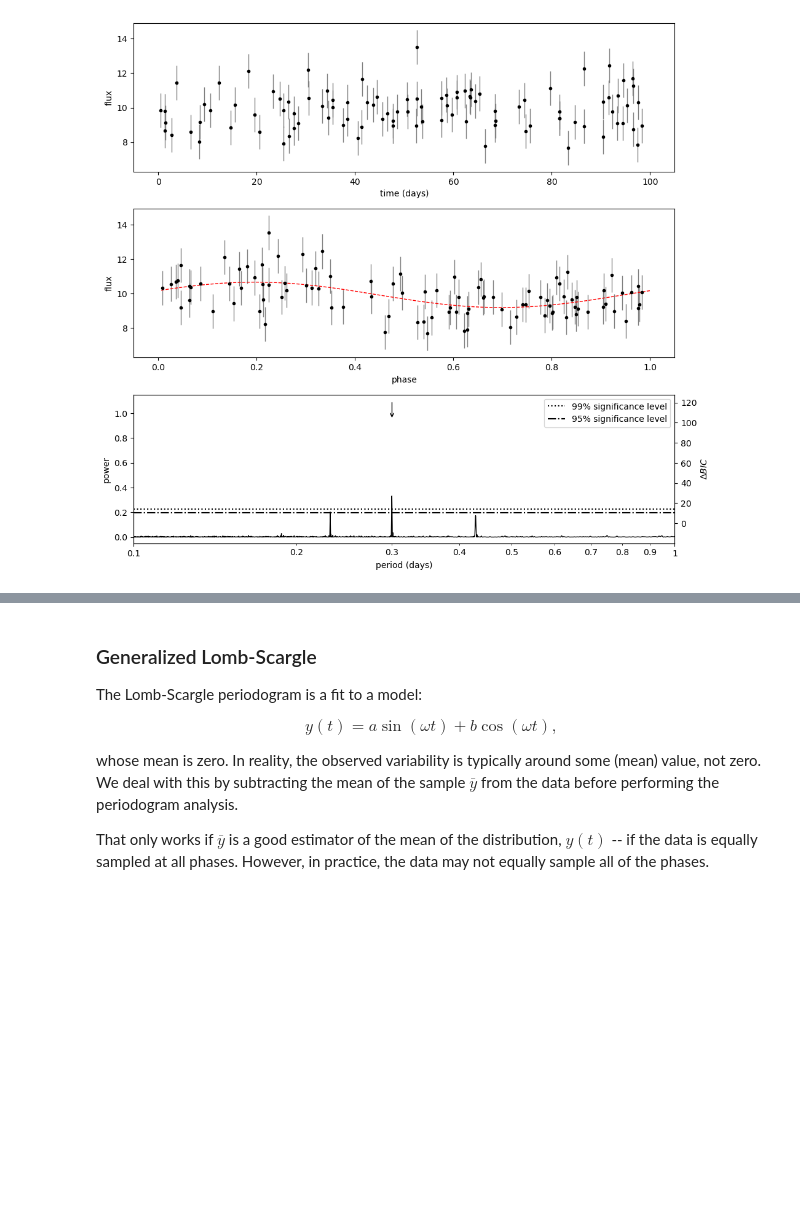
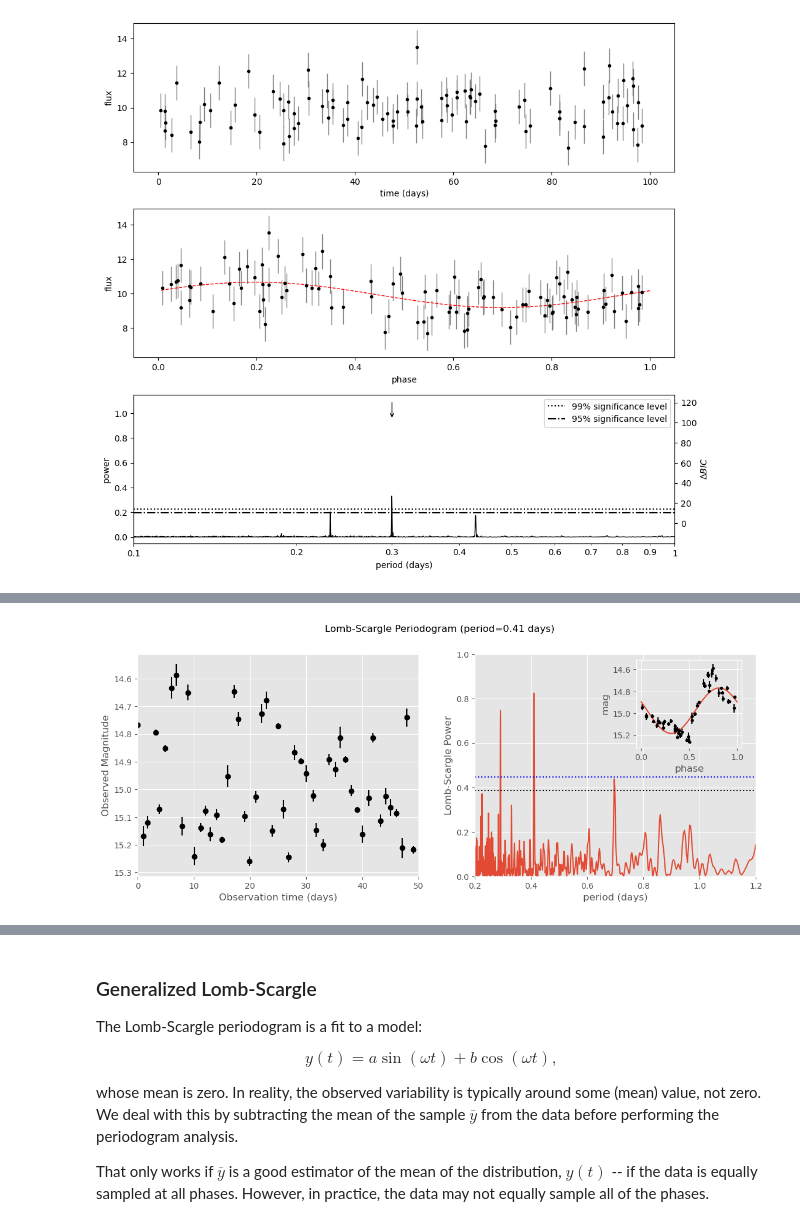
Before and after one commit to jackey-fang/astr-324-s26, a Jupyter notebook: lectures/Week7.ipynb, the cells around one changed output, grey strips where cells are left out. Saved outputs shown, nothing was run; the diff lists cells and outputs as text; code cells hidden in the pictures; blank space fills up the shorter version.

```diff
--- a/lectures/Week7.ipynb
+++ b/lectures/Week7.ipynb
@@ -577,0 +733,4 @@ going to compute the Lomb-Scargle periodogram, be patient...
+# %%
+plotLS()
+# %% [output]
+[figure, added]
```
Also changed, not shown: parts of 25 cells of this notebook.
